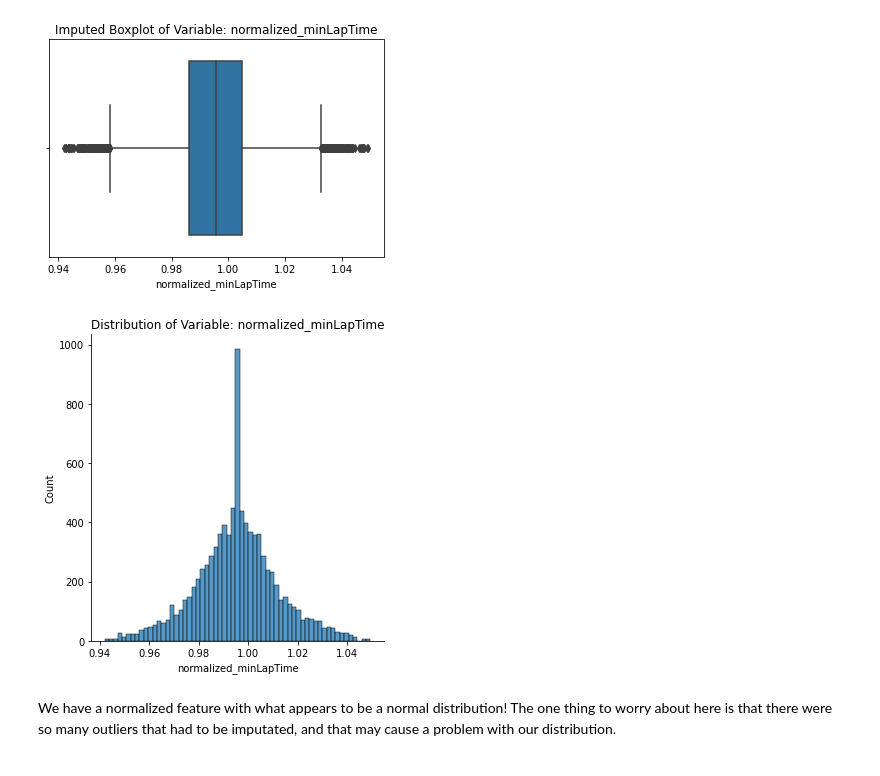
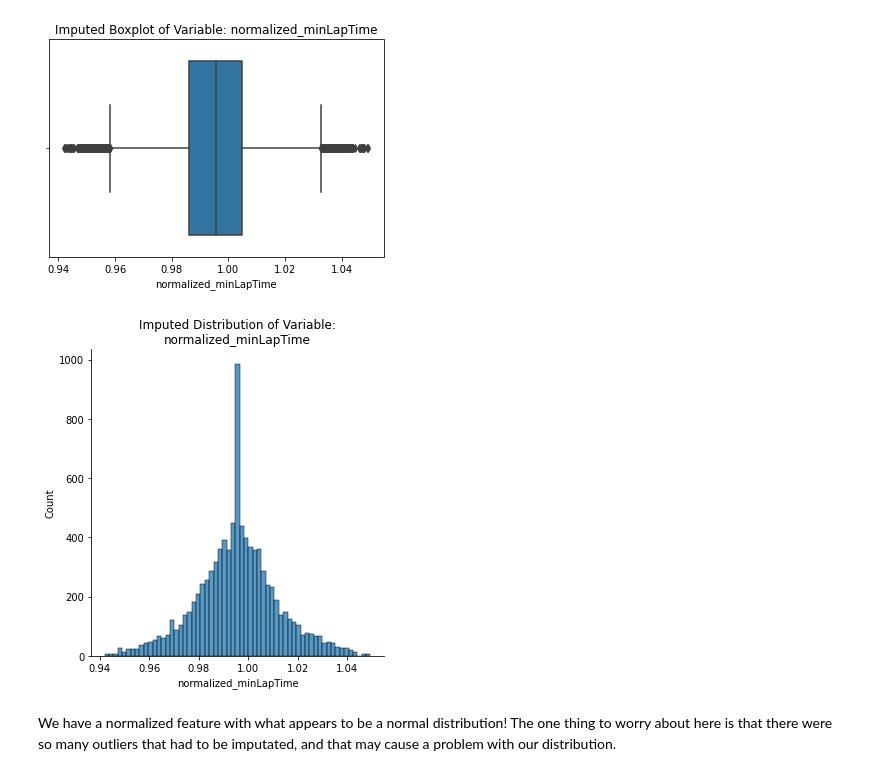
Before and after one commit to georgetown-analytics/Formula1, a Jupyter notebook: Feature_Transformation.ipynb, the cells around one changed output. Saved outputs shown, nothing was run; the diff lists cells and outputs as text; code cells hidden in the pictures.

Commit message:
Adjusted titles of some of the distribution plots in order to make them clearer and easier to understand

```diff
--- a/Feature_Transformation.ipynb
+++ b/Feature_Transformation.ipynb
@@ -174,9 +174,9 @@ impnormmin_boxplt = sns.boxplot(data = avglaps_min, x = 'normalized_minLapTime')
 [figure]
 # %%
 # Plot the new distribution of our new variable.
-newnorm_minlaptime_dist = sns.displot(avglaps_min, x = 'normalized_minLapTime').set(title = "Distribution of Variable: normalized_minLapTime")
+newnorm_minlaptime_dist = sns.displot(avglaps_min, x = 'normalized_minLapTime').set(title = "Imputed Distribution of Variable:\nnormalized_minLapTime")
 # %% [output]
-[figure, old version]
+[figure, new version]
 # %% [markdown]
 We have a normalized feature with what appears to be a normal distribution! The one thing to worry about here is that there were so many outliers that had to be imputated, and that may cause a problem with our distribution.
 # %% [markdown]
```
Also changed, not shown: parts of 3 cells of this notebook.
